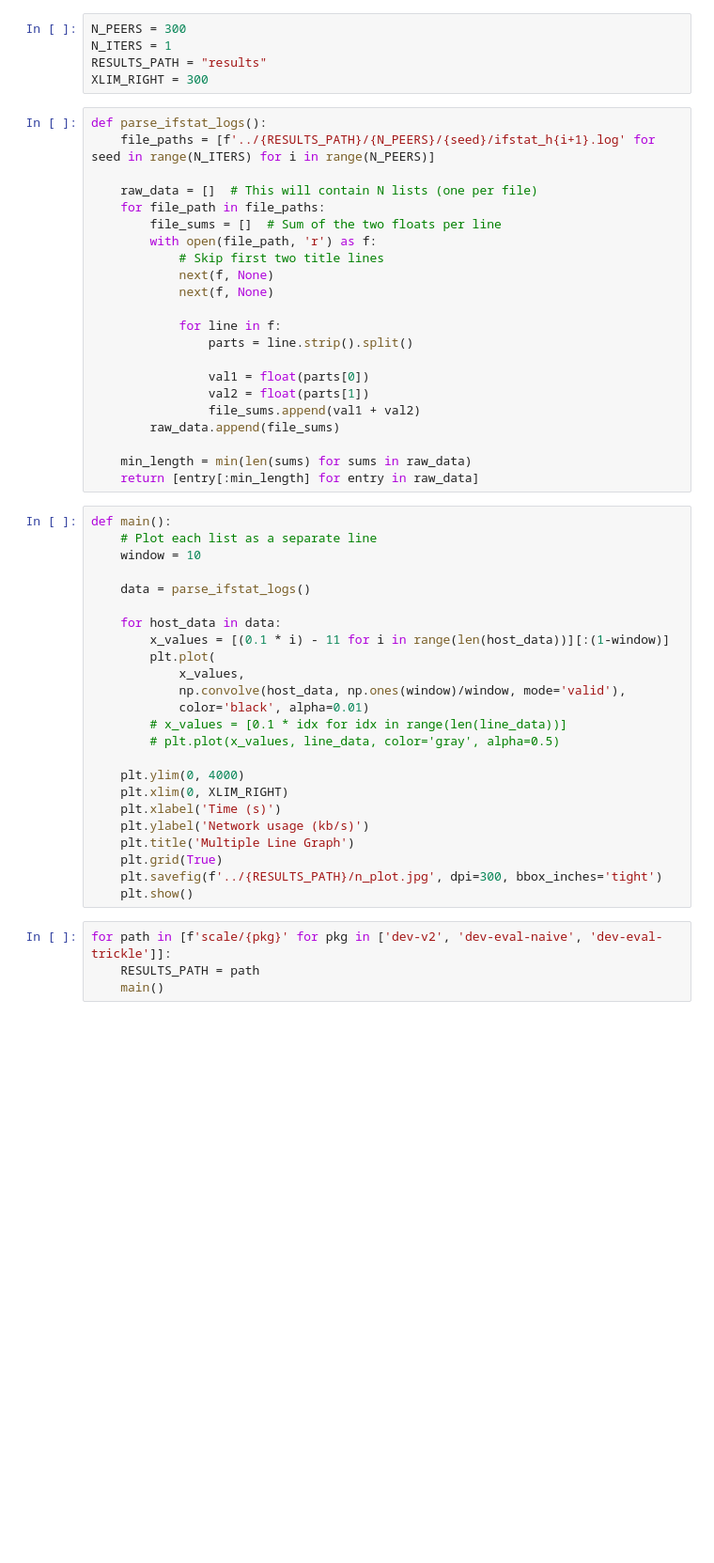
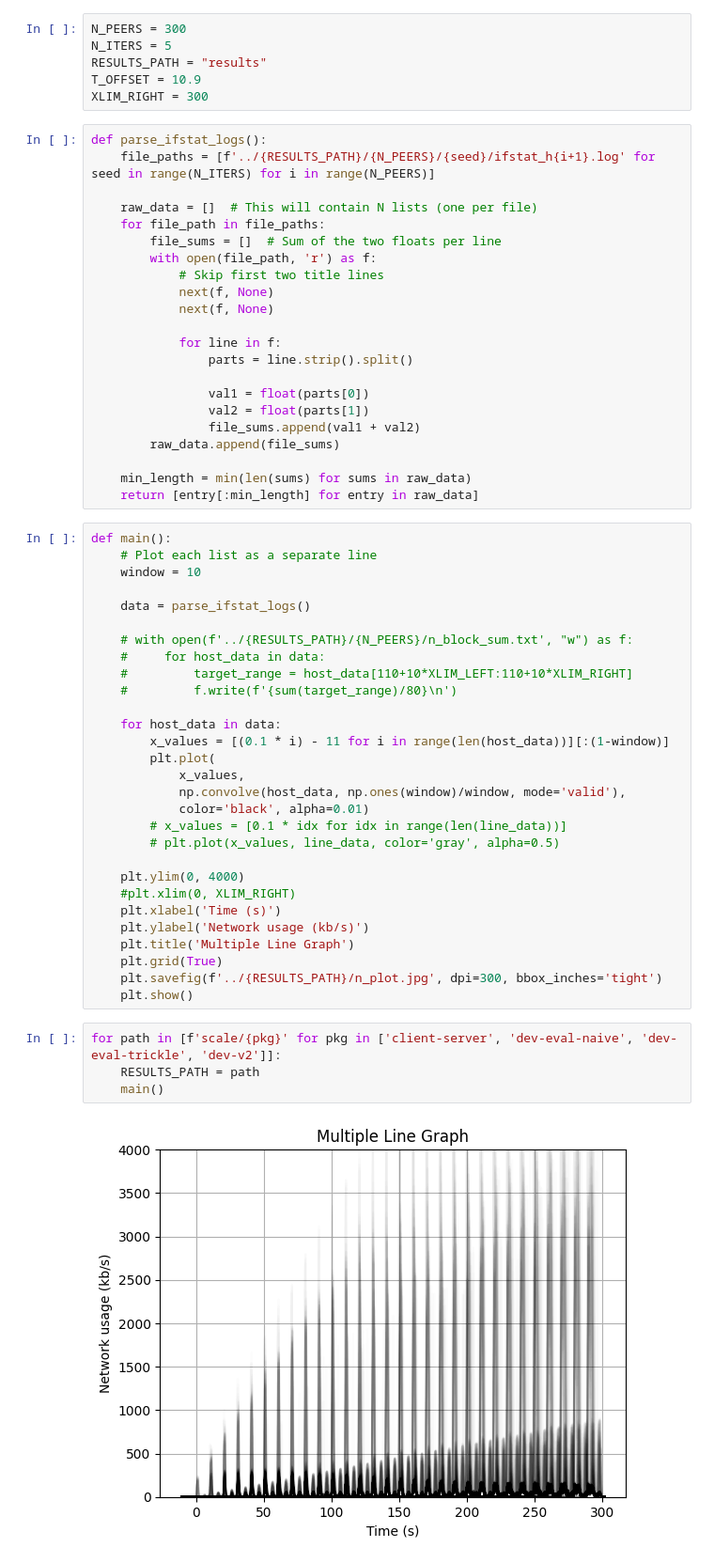
Before and after one commit to kadmila/RIPE-to-mininet2-global-WAN-simulation, a Jupyter notebook: mininet-control/plotter/scale_ifstats.ipynb, the cells around one changed output. Shown at 94% size. Cells and saved outputs as stored; diff of their text form; blank space fills up the shorter version.

```diff
--- a/mininet-control/plotter/scale_ifstats.ipynb
+++ b/mininet-control/plotter/scale_ifstats.ipynb
@@ -3,8 +3,9 @@ import numpy as np
 import matplotlib.pyplot as plt
 # %%
 N_PEERS = 300
-N_ITERS = 1
+N_ITERS = 5
 RESULTS_PATH = "results"
+T_OFFSET = 10.9
 XLIM_RIGHT = 300
 # %%
 def parse_ifstat_logs():
@@ -34,6 +35,11 @@ def main():
     window = 10
 
     data = parse_ifstat_logs()
+
+    # with open(f'../{RESULTS_PATH}/{N_PEERS}/n_block_sum.txt', "w") as f:
+    #     for host_data in data:
+    #         target_range = host_data[110+10*XLIM_LEFT:110+10*XLIM_RIGHT]
+    #         f.write(f'{sum(target_range)/80}\n')
 
     for host_data in data:
         x_values = [(0.1 * i) - 11 for i in range(len(host_data))][:(1-window)]
@@ -45,7 +51,7 @@ def main():
         # plt.plot(x_values, line_data, color='gray', alpha=0.5)
 
     plt.ylim(0, 4000)
-    plt.xlim(0, XLIM_RIGHT)
+    #plt.xlim(0, XLIM_RIGHT)
     plt.xlabel('Time (s)')
     plt.ylabel('Network usage (kb/s)')
     plt.title('Multiple Line Graph')
@@ -53,6 +59,8 @@ def main():
     plt.savefig(f'../{RESULTS_PATH}/n_plot.jpg', dpi=300, bbox_inches='tight')
     plt.show()
 # %%
-for path in [f'scale/{pkg}' for pkg in ['dev-v2', 'dev-eval-naive', 'dev-eval-trickle']]:
+for path in [f'scale/{pkg}' for pkg in ['client-server', 'dev-eval-naive', 'dev-eval-trickle', 'dev-v2']]:
     RESULTS_PATH = path
     main()
+# %% [output]
+[figure, added]
```
Also changed, not shown: parts of 1 cell of this notebook, 16 other files.
